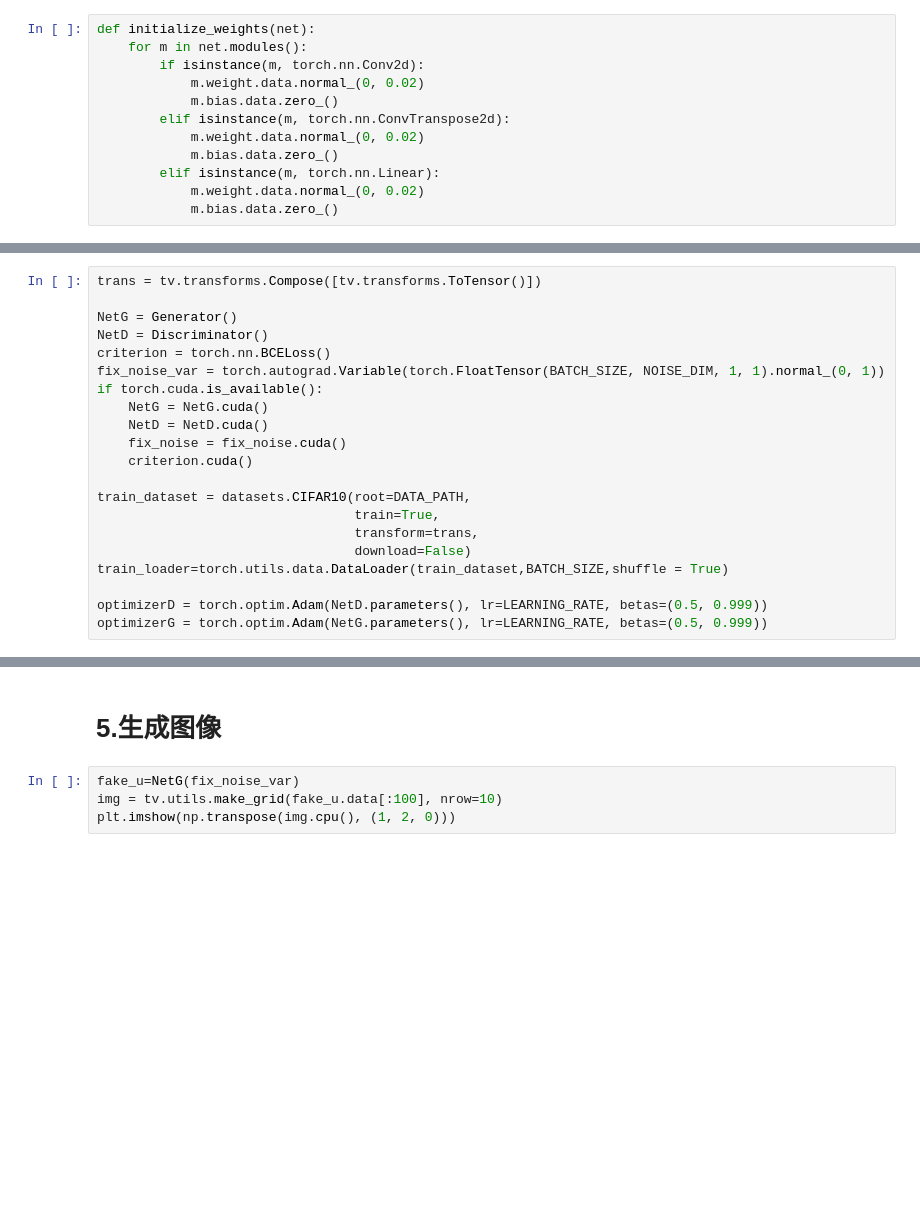
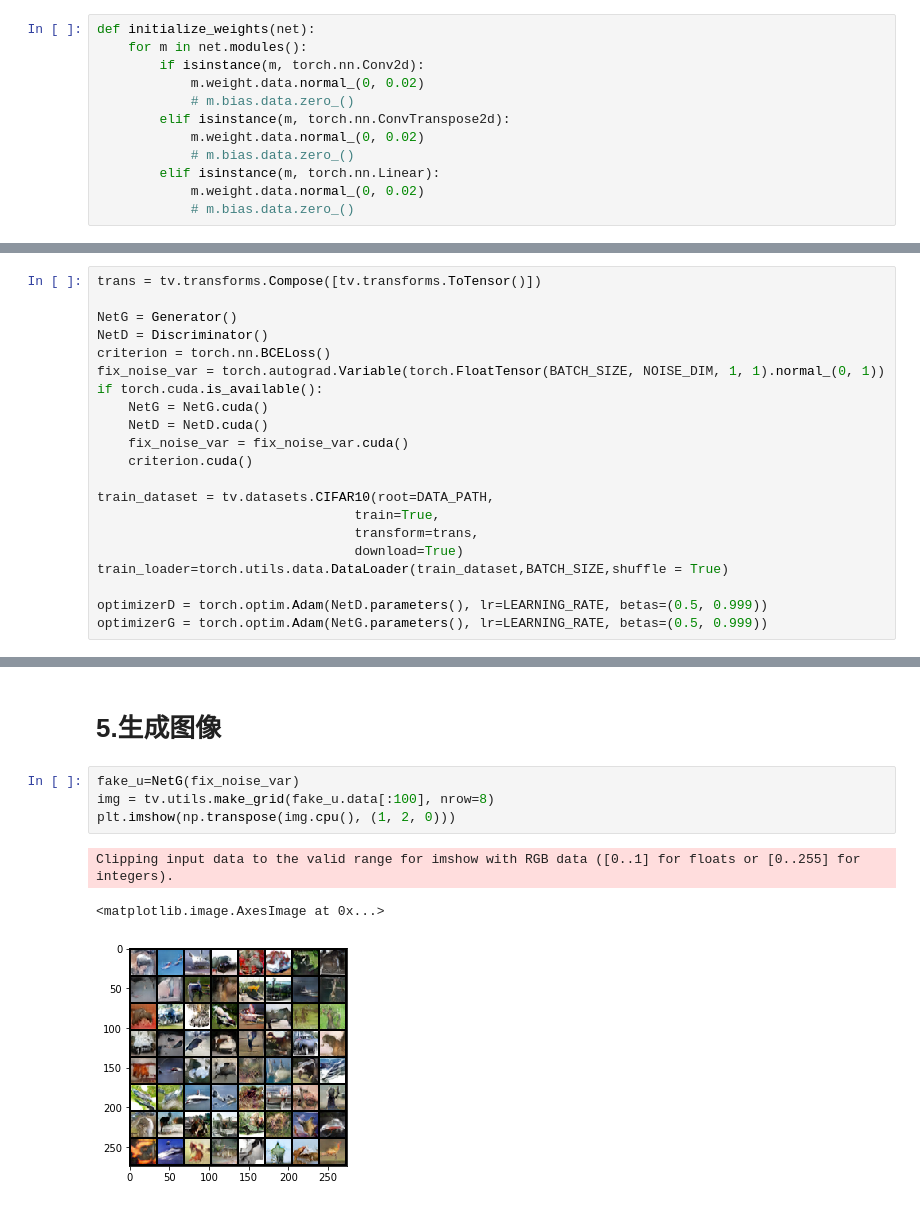
Before and after one commit to JJZHK-AI/AIKnowledgeBase, a Jupyter notebook: 03.深度学习/07.对抗生成网络/02.DCGAN/03.使用DCGAN生成Cifar10数据.ipynb, the cells around one changed output, grey strips where cells are left out. Drawn from its saved outputs; the diff is of its cells as text; blank space fills up the shorter version.

```diff
--- a/03.深度学习/07.对抗生成网络/02.DCGAN/03.使用DCGAN生成Cifar10数据.ipynb
+++ b/03.深度学习/07.对抗生成网络/02.DCGAN/03.使用DCGAN生成Cifar10数据.ipynb
@@ -25,13 +25,13 @@ def initialize_weights(net):
     for m in net.modules():
         if isinstance(m, torch.nn.Conv2d):
             m.weight.data.normal_(0, 0.02)
-            m.bias.data.zero_()
+            # m.bias.data.zero_()
         elif isinstance(m, torch.nn.ConvTranspose2d):
             m.weight.data.normal_(0, 0.02)
-            m.bias.data.zero_()
+            # m.bias.data.zero_()
         elif isinstance(m, torch.nn.Linear):
             m.weight.data.normal_(0, 0.02)
-            m.bias.data.zero_()
+            # m.bias.data.zero_()
 # %% [markdown]
 # 2.模型
 # %%
@@ -121,13 +121,13 @@ fix_noise_var = torch.autograd.Variable(torch.FloatTensor(BATCH_SIZE, NOISE_DIM,
 if torch.cuda.is_available():
     NetG = NetG.cuda()
     NetD = NetD.cuda()
-    fix_noise = fix_noise.cuda()
+    fix_noise_var = fix_noise_var.cuda()
     criterion.cuda()
 
-train_dataset = datasets.CIFAR10(root=DATA_PATH,
+train_dataset = tv.datasets.CIFAR10(root=DATA_PATH,
                                  train=True,
                                  transform=trans,
-                                 download=False)
+                                 download=True)
 train_loader=torch.utils.data.DataLoader(train_dataset,BATCH_SIZE,shuffle = True)
 
 optimizerD = torch.optim.Adam(NetD.parameters(), lr=LEARNING_RATE, betas=(0.5, 0.999))
@@ -186,5 +246,9 @@ for epoch in range(1, EPOCH + 1):
 # 5.生成图像
 # %%
 fake_u=NetG(fix_noise_var)
-img = tv.utils.make_grid(fake_u.data[:100], nrow=10)
+img = tv.utils.make_grid(fake_u.data[:100], nrow=8)
 plt.imshow(np.transpose(img.cpu(), (1, 2, 0)))
+# %% [output]
+Clipping input data to the valid range for imshow with RGB data ([0..1] for floats or [0..255] for integers).
+<matplotlib.image.AxesImage at 0x...>
+[figure, added]
```
Also changed, not shown: parts of 2 cells of this notebook, 1 other file.
